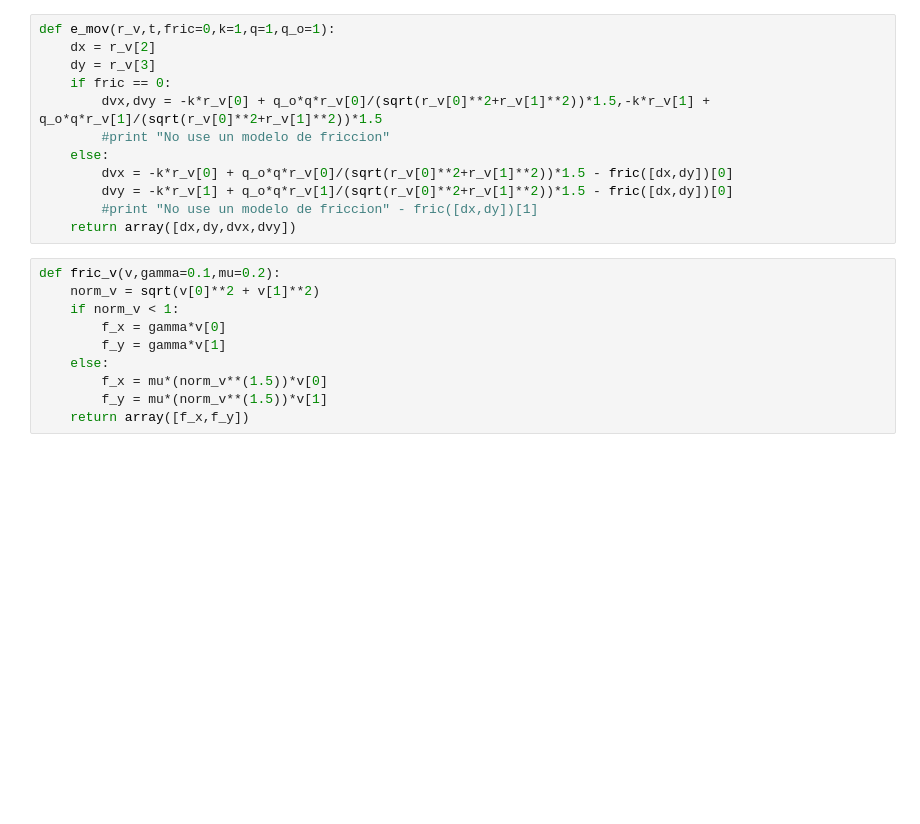
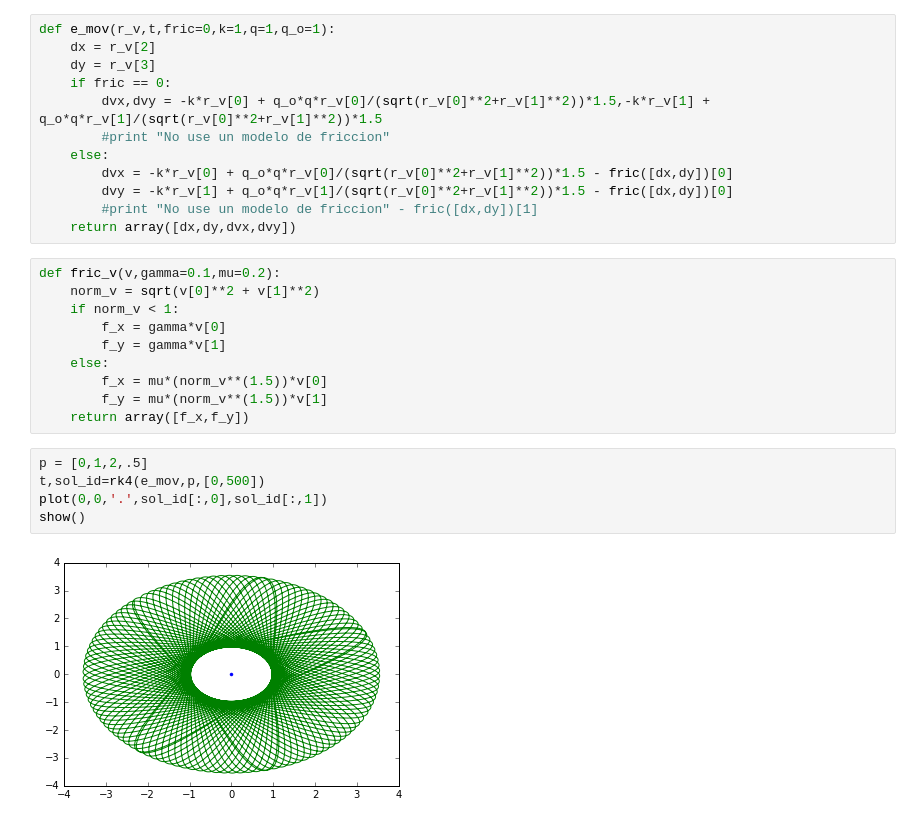
Before and after one commit to hugosl/Examen_1, a Jupyter notebook: Examen1.2.ipynb, the cells around one changed output. Saved outputs shown, nothing was run; the diff lists cells and outputs as text; blank space fills up the shorter version.

```diff
--- a/Examen1.2.ipynb
+++ b/Examen1.2.ipynb
@@ -43,5 +43,12 @@ def fric_v(v,gamma=0.1,mu=0.2):
         f_x = mu*(norm_v**(1.5))*v[0]
         f_y = mu*(norm_v**(1.5))*v[1]
     return array([f_x,f_y])
+# %%
+p = [0,1,2,.5]
+t,sol_id=rk4(e_mov,p,[0,500])
+plot(0,0,'.',sol_id[:,0],sol_id[:,1])
+show()
+# %% [output]
+[figure, added]
 # %%
 p = [0,1,2,.5]
```
Also changed, not shown: parts of 2 cells of this notebook.
